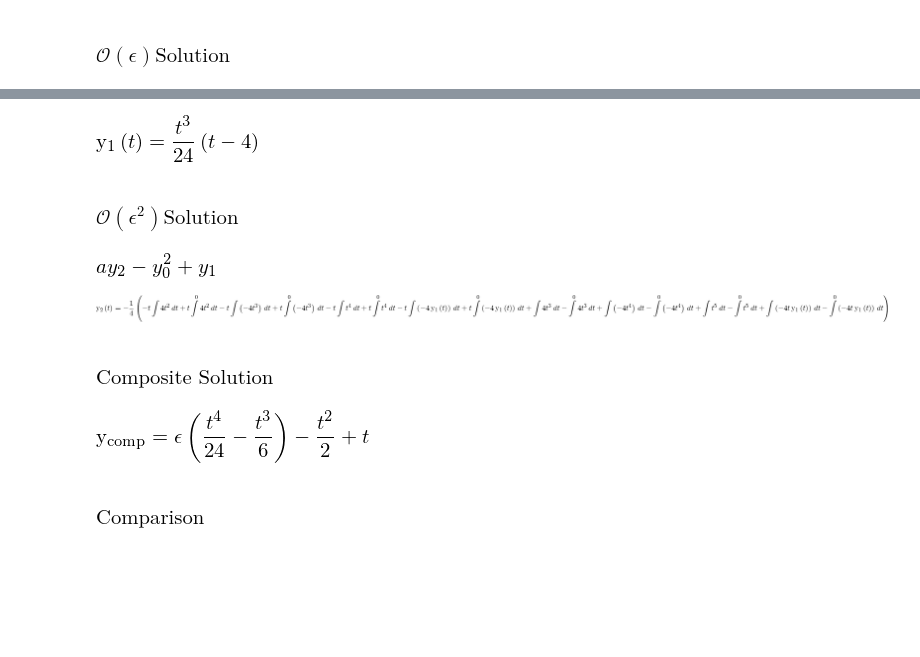
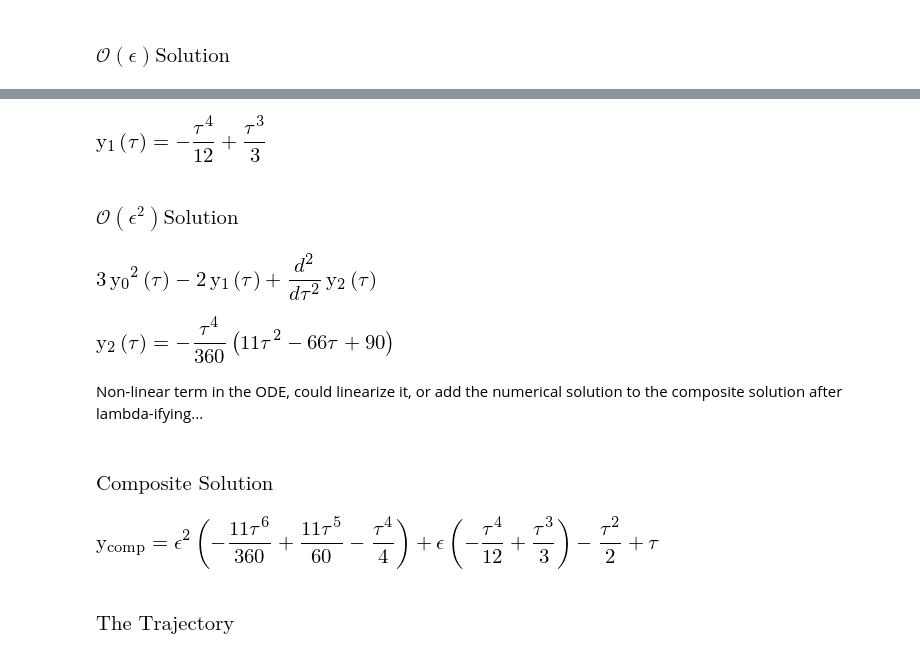
Before and after one commit to 7deeptide/Droplet_electro-bounce, a Jupyter notebook: src/asymptotic.ipynb, the cells around one changed output, grey strips where cells are left out. Drawn from its saved outputs; the diff is of its cells as text; code cells hidden in the pictures; blank space fills up the shorter version.

```diff
--- a/src/asymptotic.ipynb
+++ b/src/asymptotic.ipynb
@@ -13,10 +60,15 @@ y, y0, y1, y2, eps, a, b, t= sym.symbols('y y0 y1 y2 \epsilon a b t')
+# %%
+y, eps, a, b, tau = sym.symbols('y, epsilon, a, b, tau')
+y0 = sym.Function('y0')(tau)
+y1 = sym.Function('y1')(tau)
+y2 = sym.Function('y2')(tau)
 # %%
-y = y0 + eps*y1 + eps**2*y2
-#f = sym.lambdify(x, (), "math")
+y = sym.Eq(y0 + eps*y1 + eps**2*y2) # naive expansion
 
 class f(sym.Function):
 
     @classmethod
-    def eval(cls, x):
-        return y*a - 1/(1 + eps*y)
+    def eval(cls, y):
+        return y.lhs.diff(tau,tau) + 1/(1 + eps*y.lhs)**2
+        #return y.lhs.diff(tau, tau) + eps/(y.lhs**2)
 # %%
@@ -27,5 +80,2 @@ the_series
-# %%
-by_order = sym.collect(the_series, eps, evaluate=False)
-y0, y1, y2 = sym.symbols('y0 y1 y2', cls=sym.Function)
 # %% [markdown]
 ### $\mathcal{O} \left( 1 \right) \mbox{Solution}$
@@ -36,8 +86,8 @@ by_order[1]
 # %%
-eqn = sym.Eq(1 + y0(t).diff(t,t))
-soln0 = sym.dsolve(eqn, y0(t))
-constants = sym.solve([soln0.rhs.subs(t,0) - 0, \
-                      soln0.rhs.diff(t,1).subs(t,0) - 1])
+eqn = sym.Eq(by_order[1].removeO())    #1 + y0(tau).diff(tau, tau))
+soln0 = sym.dsolve(eqn, y0)
+constants = sym.solve([soln0.rhs.subs(tau,0) - 0, \
+                      soln0.rhs.diff(tau).subs(tau,0) - 1])
 C1, C2 = sym.symbols('C1 C2')
 soln0 = soln0.subs(constants)
 soln0
@@ -52,39 +104,52 @@ by_order[eps]
 # %%
-eqn = sym.Eq(soln0.rhs + y1(t).diff(t,t))
-soln1 = sym.dsolve(eqn, y1(t))
-constants = sym.solve([soln1.rhs.subs(t,0) - 0, \
-                      soln1.rhs.diff(t,1).subs(t,0) - 0])
+try:
+    eqn = sym.Eq(by_order[eps].replace(y0, soln0.rhs))
+except NameError:
+    eqn = sym.Eq(by_order[eps])
+
+soln1 = sym.dsolve(eqn, y1)
+constants = sym.solve([soln1.rhs.subs(tau,0) - 0, \
+                      soln1.rhs.diff(tau,1).subs(tau,0) - 0])
 C1, C2 = sym.symbols('C1 C2')
 soln1 = soln1.subs(constants)
-sym.factor(soln1)
+soln1
 # %% [output]
-[figure, old version]
+[figure, new version]
 # %% [markdown]
 ### $\mathcal{O} \left( \epsilon^2 \right) \mbox{Solution}$
 # %%
 by_order[eps**2]
 # %% [output]
-[figure, old version]
+[figure, new version]
 # %%
-eqn = sym.Eq(y2(t).diff(t,t) - (soln0.rhs)**2  + y1(t))
-soln2 = sym.dsolve(eqn, y2(t))
-constants = sym.solve([soln2.rhs.subs(t,0) - 0, \
-                      soln2.rhs.diff(t,1).subs(t,0) - 0])
+try:
+    eqn = sym.Eq(by_order[eps**2].replace(y1, soln1.rhs).replace(y0, soln0.rhs))
+except NameError:
+    eqn = sym.Eq(by_order[eps**2].replace(y1, soln1.rhs))
+
+soln2 = sym.dsolve(eqn, y2)
+constants = sym.solve([soln2.rhs.subs(tau,0) - 0, \
+                      soln2.rhs.diff(tau,1).subs(tau,0) - 0])
 C1, C2 = sym.symbols('C1 C2')
 soln2 = soln2.subs(constants)
 sym.factor(soln2)
 # %% [output]
-[figure, old version]
+[figure, new version]
+# %% [markdown]
+Non-linear term in the ODE, could linearize it, or add the numerical solution to the composite solution after lambda-ifying...
 # %% [markdown]
 ### $\mbox{Composite Solution}$
 # %%
 y_comp = sym.symbols('y_{comp}', cls=sym.Function)
-y_comp = sym.Eq(y_comp, soln0.rhs + eps*soln1.rhs) # + eps**2*soln2.rhs)
+try:
+    y_comp = sym.Eq(y_comp, soln0.rhs + eps*soln1.rhs + eps**2*soln2.rhs) # + eps**2*soln2.rhs)
+except NameError:
+    y_comp = sym.Eq(y_comp, eps*soln1.rhs + eps**2*soln2.rhs) # + eps**2*soln2.rhs)
 y_comp
 # %% [output]
-[figure, old version]
+[figure, new version]
 # %% [markdown]
-### $\mbox{Comparison}$
+### $\mbox{The Trajectory}$
 # %%
 import matplotlib.pyplot as plt
 import numpy as np
```
Also changed, not shown: parts of 13 cells of this notebook, 5 other files.
